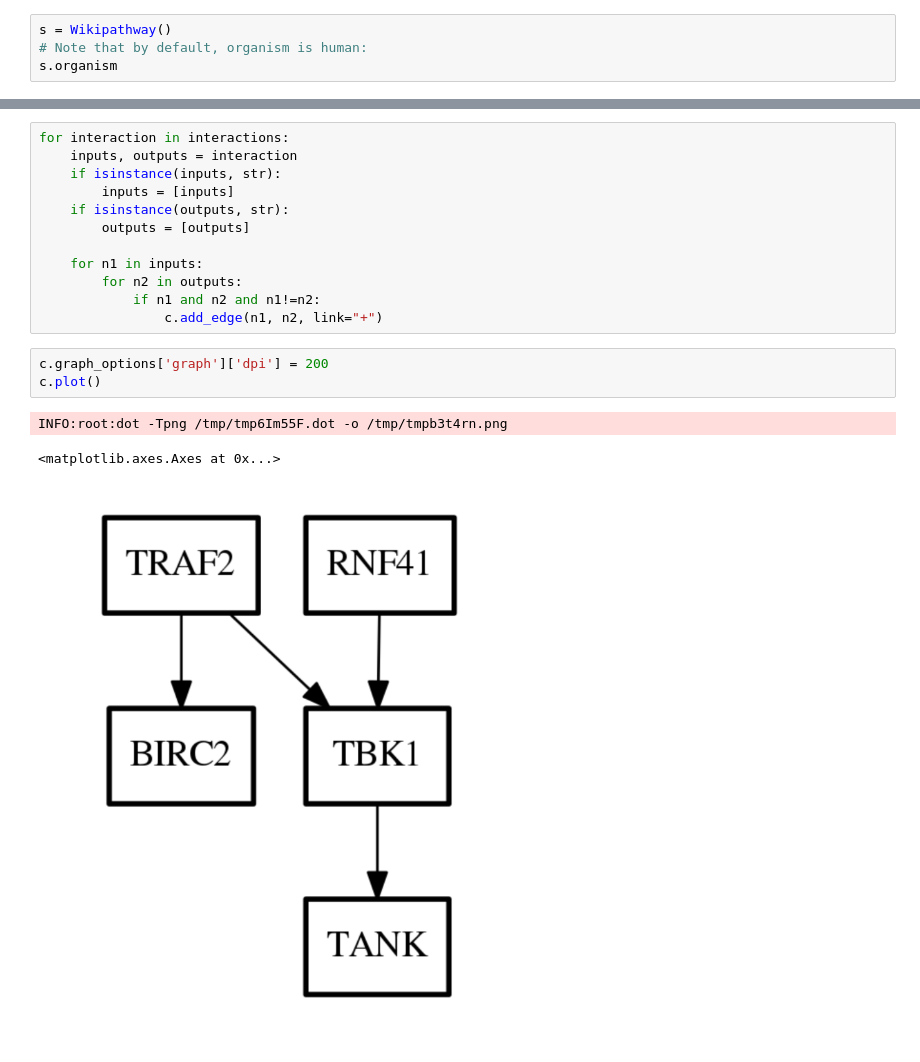
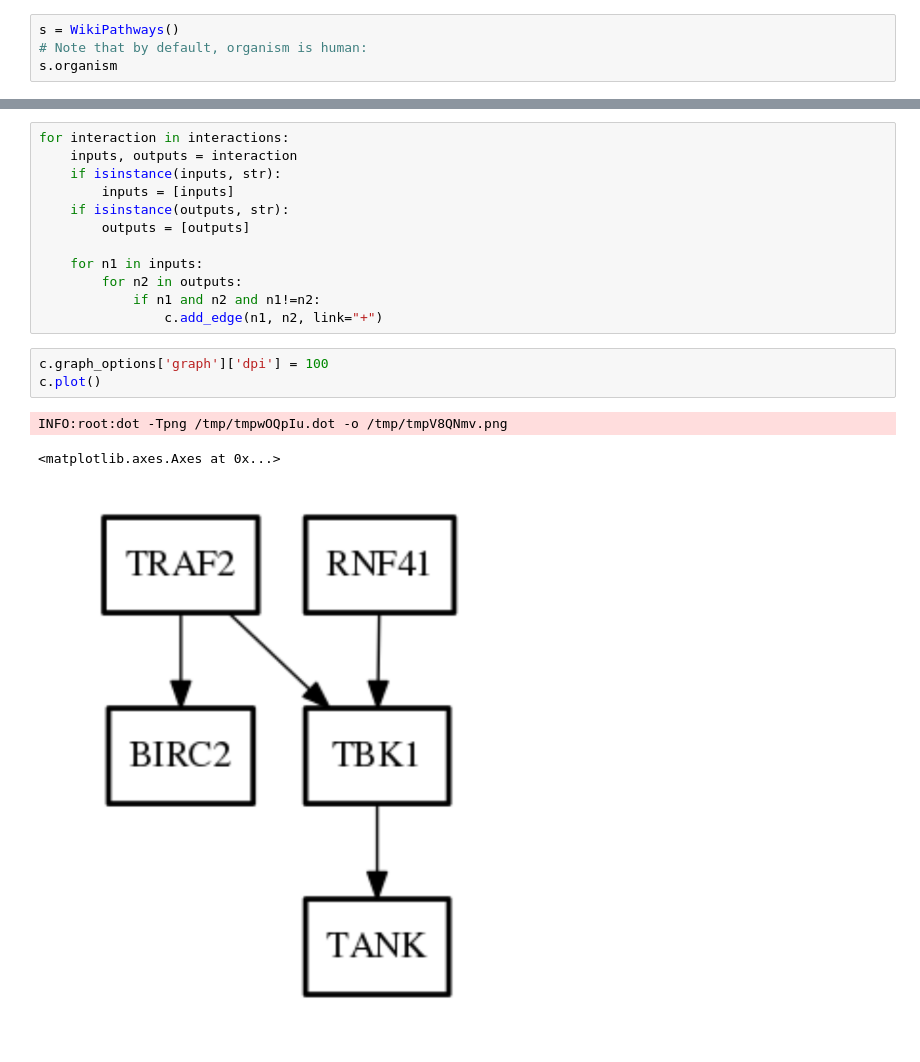
Before and after one commit to cokelaer/bioservices, a Jupyter notebook: doc/source/notebook/WikiPathway.ipynb, the cells around one changed output, grey strips where cells are left out. Saved outputs shown, nothing was run; the diff lists cells and outputs as text.

```diff
--- a/doc/source/notebook/WikiPathway.ipynb
+++ b/doc/source/notebook/WikiPathway.ipynb
@@ -12,5 +10,5 @@ WARNING: pylab import has clobbered these variables: ['copy']
 # %%
-s = Wikipathway()
+s = WikiPathways()
 # Note that by default, organism is human:
 s.organism
 # %% [output]
@@ -58,9 +56,9 @@ for interaction in interactions:
             if n1 and n2 and n1!=n2:
                 c.add_edge(n1, n2, link="+")
 # %%
-c.graph_options['graph']['dpi'] = 200
+c.graph_options['graph']['dpi'] = 100
 c.plot()
 # %% [output]
-INFO:root:dot -Tpng /tmp/tmp6Im55F.dot -o /tmp/tmpb3t4rn.png
+INFO:root:dot -Tpng /tmp/tmpwOQpIu.dot -o /tmp/tmpV8QNmv.png
 <matplotlib.axes.Axes at 0x...>
-[figure, old version]
+[figure, new version]
```
Also changed, not shown: parts of 4 cells of this notebook, 10 other files.
